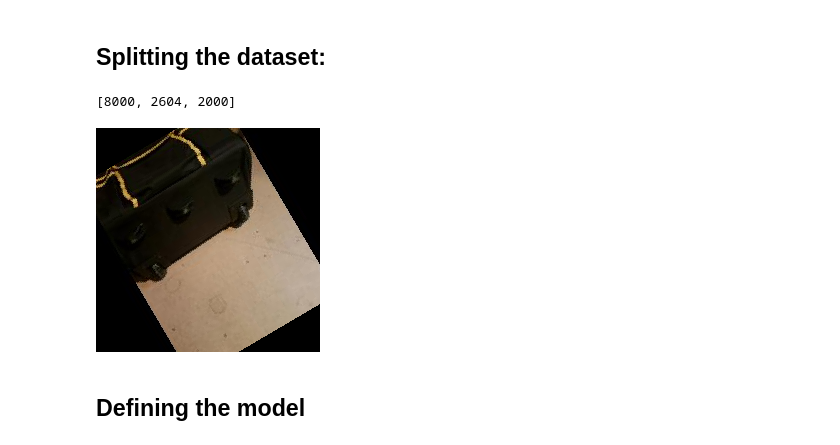
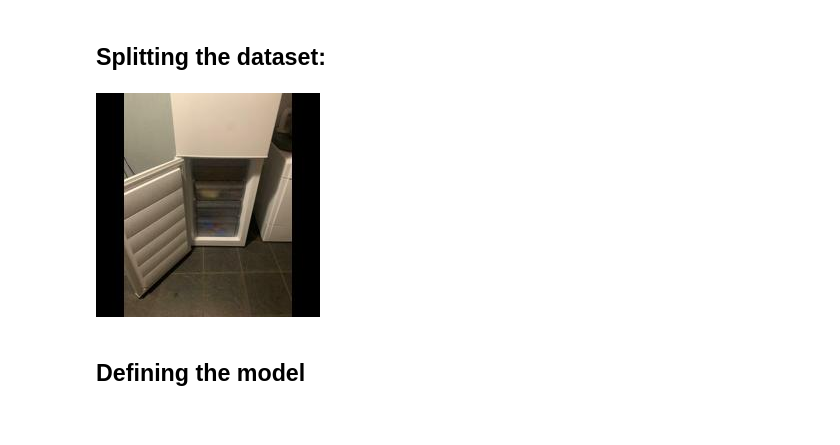
Before and after one commit to Bojack-Manhorse/FAISS-search_index_implementation, a Jupyter notebook: Sandbox.ipynb, the cells around one changed output. Cells and saved outputs as stored; diff of their text form; code cells hidden in the pictures.

```diff
--- a/Sandbox.ipynb
+++ b/Sandbox.ipynb
@@ -241,26 +240,36 @@ my_dataset[1][0], my_dataset[1][1].shape, len(my_dataset)
           [0, 0, 0,  ..., 0, 0, 0]]], dtype=torch.uint8),
  (),
  12604)
+# %%
+# Split merged_df to a train_df and validation_df
+train_df, validation_df = train_test_split(merged_df, train_size=10000, test_size= len(merged_df) - 10000)
+
+train_df.reset_index(inplace=True)
+validation_df.reset_index(inplace=True)
+
+# Create instances of the ImageDataset class
+train_dataset = ImageDataset(train_df, "Datasets/cleaned_images_224/")
+validation_dataset = ImageDataset(validation_df, "Datasets/cleaned_images_224/")
+
+# Allow random flips and rotations when loading an image in the train dataset
+train_dataset.image_transformer = transforms.Compose([
+    transforms.RandomHorizontalFlip(),
+    transforms.RandomRotation(45),
+    transforms.PILToTensor(),
+    #transforms.Normalize(mean=[0.485, 0.456, 0.406], std=[0.229, 0.224, 0.225]),
+])
+
+# Pass both to dataloaders
+train_loader = DataLoader(train_dataset, batch_size=128, shuffle=True, num_workers=4)
+validation_loader = DataLoader(validation_dataset, batch_size=128, shuffle=True, drop_last=True)
 # %% [markdown]
 ## Splitting the dataset:
-# %%
-train_dataset, validation_dataset, test_dataset = torch.utils.data.random_split(
-    my_dataset, [8000, 2604, 2000]
-)
-
-print([len(dataset) for dataset in [train_dataset, validation_dataset, test_dataset]])
-
-train_loader = DataLoader(train_dataset, batch_size=128, shuffle=True, num_workers=4)
-validation_loader = DataLoader(validation_dataset, batch_size=128, shuffle=True, drop_last=True)
-test_loader = DataLoader(test_dataset, batch_size=128, shuffle=True)
-# %% [output]
-[8000, 2604, 2000]
 # %%
 pillow_to_image = transforms.ToPILImage()
 
-pillow_to_image(train_dataset[712][0].squeeze(0))
+pillow_to_image(validation_dataset[712][0].squeeze(0))
 # %% [output]
-[figure, old version]
+[figure, new version]
 # %% [markdown]
 ## Defining the model
 # %%
```
Also changed, not shown: parts of 16 cells of this notebook.
